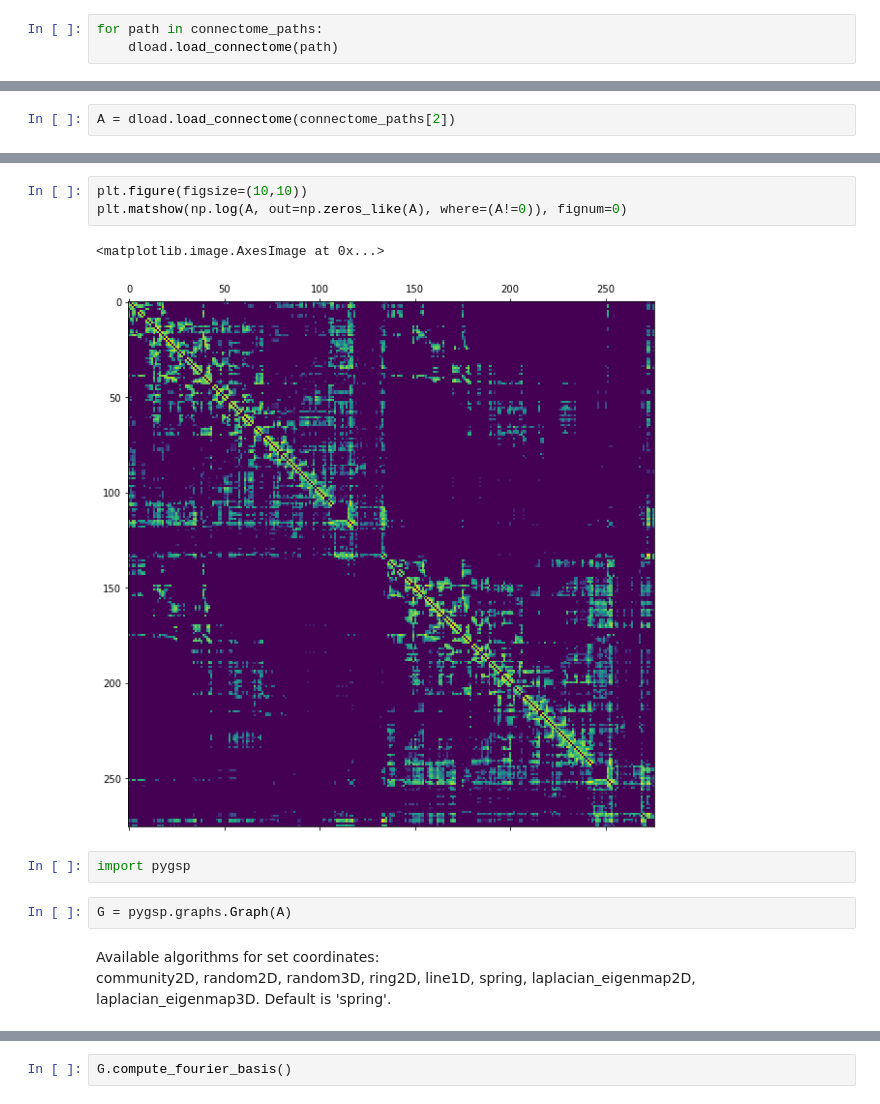
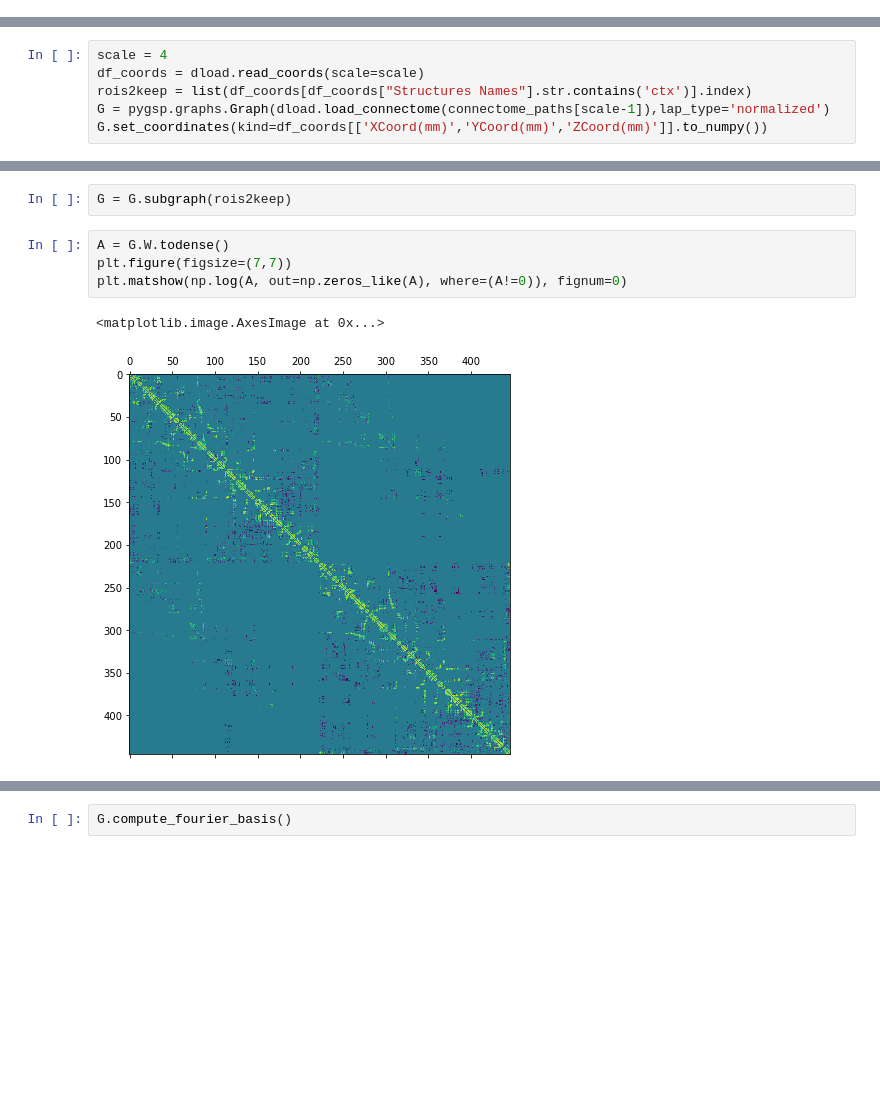
Before and after one commit to hugofluhr/gsp_neuro, a Jupyter notebook: notebooks/connectomes_sandbox.ipynb, the cells around one changed output, grey strips where cells are left out. Drawn from its saved outputs; the diff is of its cells as text; blank space fills up the shorter version.

```diff
--- a/notebooks/connectomes_sandbox.ipynb
+++ b/notebooks/connectomes_sandbox.ipynb
@@ -43,3 +31,0 @@ connectome_paths = dload.get_sub_connectomes_paths(mysub_folder)
-# %%
-for path in connectome_paths:
-    dload.load_connectome(path)
@@ -52,2 +31,0 @@ Succesfully loaded a connectome with 1062 nodes.
-# %%
-A = dload.load_connectome(connectome_paths[2])
@@ -55,0 +32,6 @@ Succesfully loaded a connectome with 276 nodes.
+# %%
+scale = 4
+df_coords = dload.read_coords(scale=scale)
+rois2keep = list(df_coords[df_coords["Structures Names"].str.contains('ctx')].index)
+G = pygsp.graphs.Graph(dload.load_connectome(connectome_paths[scale-1]),lap_type='normalized')
+G.set_coordinates(kind=df_coords[['XCoord(mm)','YCoord(mm)','ZCoord(mm)']].to_numpy())
@@ -56,18 +46,12 @@ Succesfully loaded a connectome with 276 nodes.
+# %%
+G = G.subgraph(rois2keep)
 # %%
-plt.figure(figsize=(10,10))
+A = G.W.todense()
+plt.figure(figsize=(7,7))
 plt.matshow(np.log(A, out=np.zeros_like(A), where=(A!=0)), fignum=0)
 # %% [output]
 <matplotlib.image.AxesImage at 0x...>
-[figure, old version]
+[figure, new version]
-# %%
-import pygsp
-# %%
-G = pygsp.graphs.Graph(A)
-# %% [markdown]
-Available algorithms for set coordinates:
-    community2D, random2D, random3D,
-    ring2D, line1D, spring, laplacian_eigenmap2D, laplacian_eigenmap3D.
-    Default is 'spring'.
 # %%
 G.is_connected()
 # %% [output]
```
Also changed, not shown: parts of 21 cells of this notebook, 2 other files.
